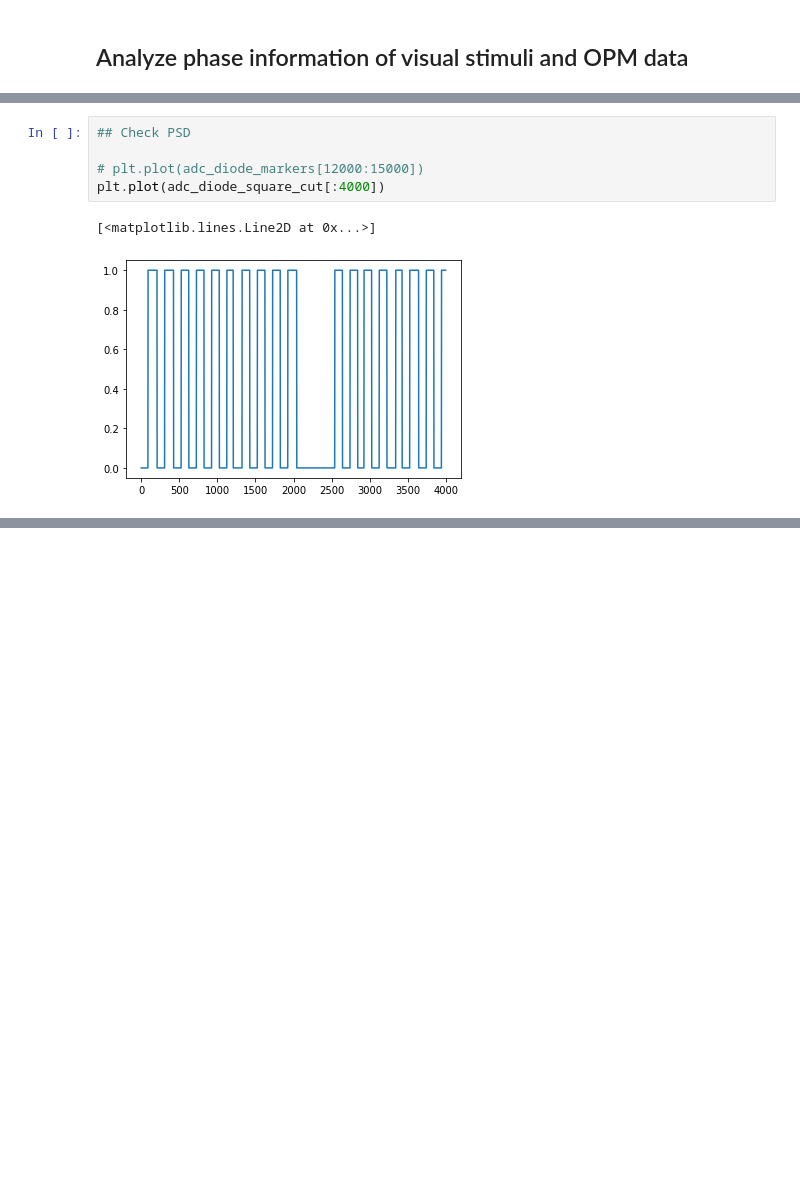
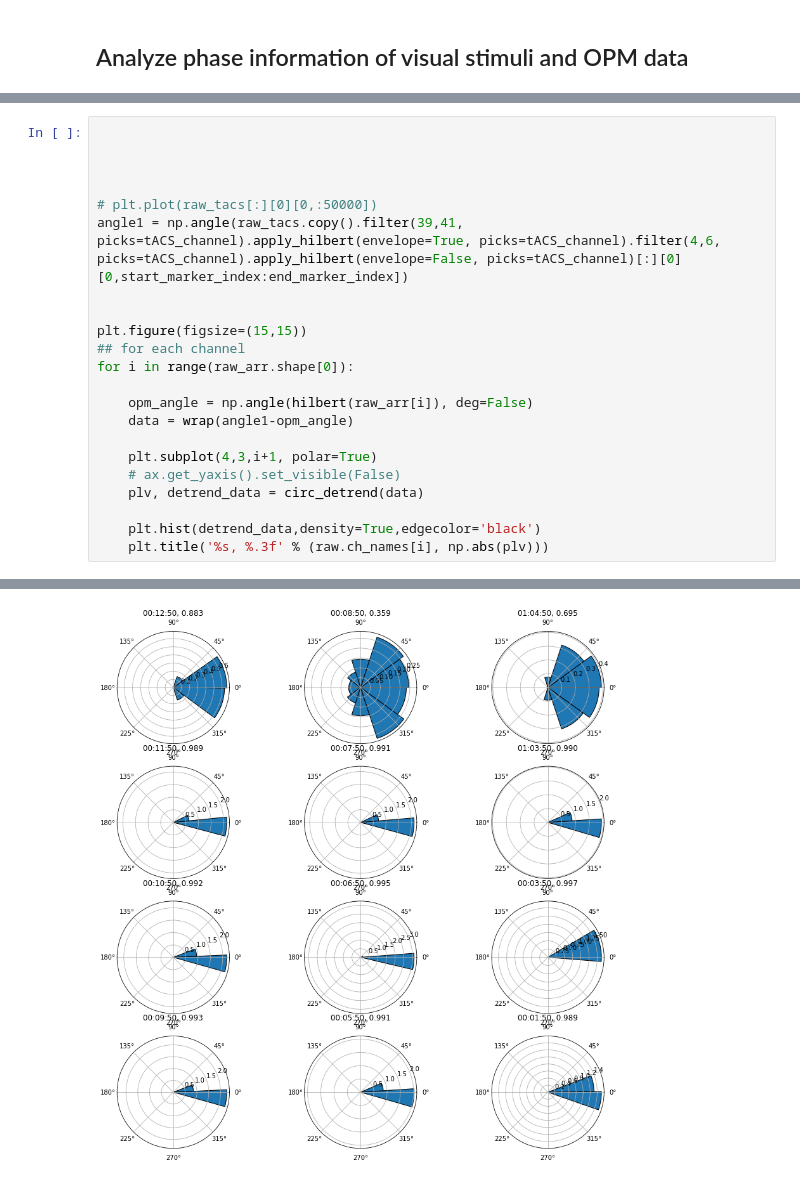
Before and after one commit to Vincentvjj/opm_tacs_flicker, a Jupyter notebook: analysis/analysis.ipynb, the cells around one changed output, grey strips where cells are left out. Saved outputs shown, nothing was run; the diff lists cells and outputs as text; blank space fills up the shorter version.

```diff
--- a/analysis/analysis.ipynb
+++ b/analysis/analysis.ipynb
@@ -403,8 +401,23 @@ PLV for channel 9 in all epochs:  [0.06090301 0.03913424 0.02348626 0.05926392 0
-# %%
-## Check PSD
-
-# plt.plot(adc_diode_markers[12000:15000])
-plt.plot(adc_diode_square_cut[:4000])
-# %% [output]
-[<matplotlib.lines.Line2D at 0x...>]
-[figure, removed]
+# %%
+
+
+
+
+# plt.plot(raw_tacs[:][0][0,:50000])
+angle1 = np.angle(raw_tacs.copy().filter(39,41, picks=tACS_channel).apply_hilbert(envelope=True, picks=tACS_channel).filter(4,6, picks=tACS_channel).apply_hilbert(envelope=False, picks=tACS_channel)[:][0][0,start_marker_index:end_marker_index])
+
+
+plt.figure(figsize=(15,15))
+## for each channel
+for i in range(raw_arr.shape[0]):
+
+    opm_angle = np.angle(hilbert(raw_arr[i]), deg=False)
+    data = wrap(angle1-opm_angle)
+
+    plt.subplot(4,3,i+1, polar=True)
+    # ax.get_yaxis().set_visible(False)
+    plv, detrend_data = circ_detrend(data)
+
+    plt.hist(detrend_data,density=True,edgecolor='black')
+    plt.title('%s, %.3f' % (raw.ch_names[i], np.abs(plv)))
+# %% [output]
@@ -410,0 +441 @@ plt.plot(adc_diode_square_cut[:4000])
+[figure, added]
```
Also changed, not shown: parts of 9 cells of this notebook, 2 other files.
